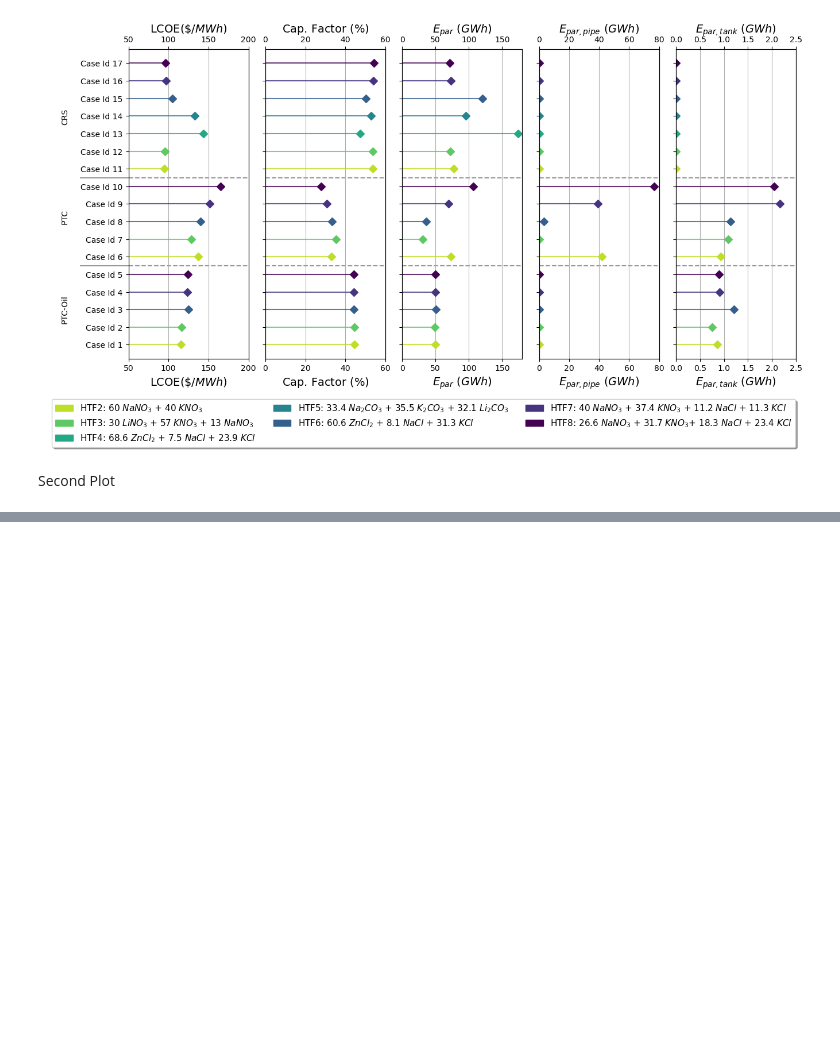
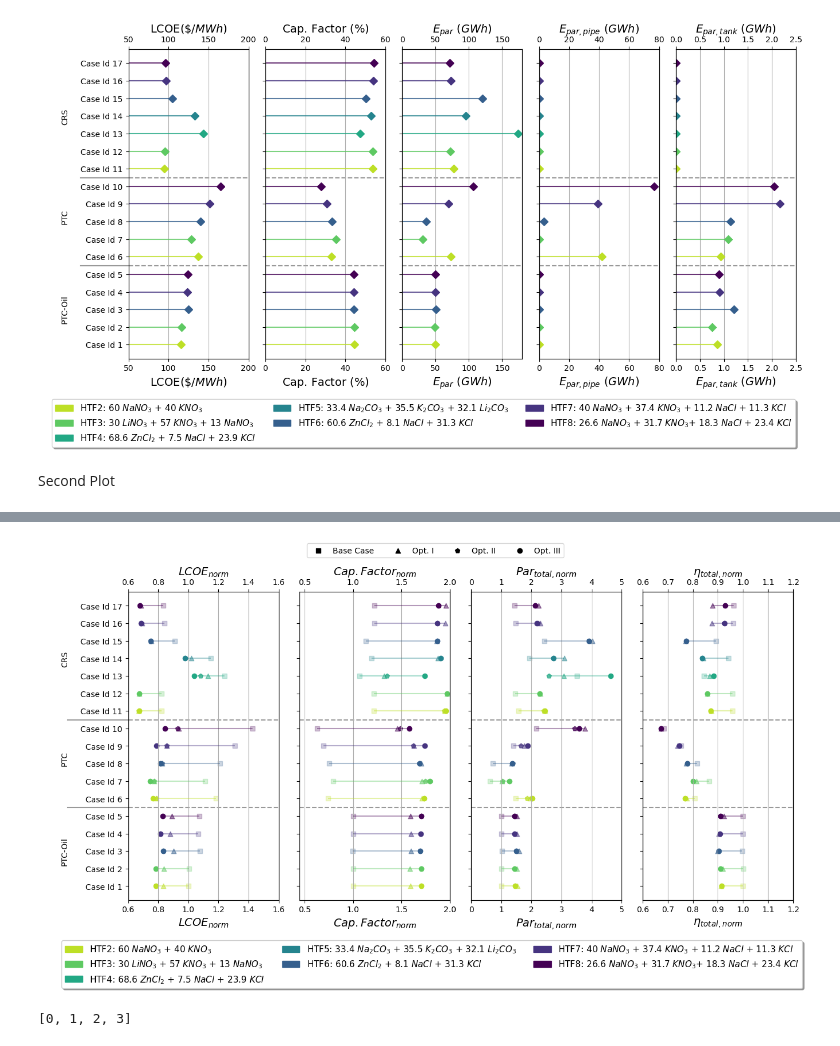
Before and after one commit to J-Cardemil/Dataviz, a Jupyter notebook: Lolipop/Paper_results_Salts_Base.ipynb, the cells around one changed output, grey strips where cells are left out. Cells and saved outputs as stored; diff of their text form; code cells hidden in the pictures; blank space fills up the shorter version.

Commit message:
Salyts_norm

```diff
--- a/Lolipop/Paper_results_Salts_Base.ipynb
+++ b/Lolipop/Paper_results_Salts_Base.ipynb
@@ -197,0 +211,80 @@ plt.show()
+# %%
+axes_3, xlim1_3, xlim2_3, var1_bc_3, var1_o1_3, var1_o2_3, var1_o3_3, var2_3 = ([0,1,2,3],
+                                   [0.6,0.45,0,0.6],
+                                   [1.6,2,5,1.2],
+                                   ['LCOE_bc','CF_bc','Par_bc','eta_n'],
+                                   ['LCOE_o1','CF_o1','Par_o1','eta_n1'],
+                                   ['LCOE_o2','CF_o2','Par_o2','eta_n2'],
+                                   ['LCOE_o3','CF_o3','Par_o3','eta_n2'],
+                                   [r'$LCOE_{norm}$',r'$Cap. Factor_{norm}$',r'$Par_{total,norm}$',r'$\eta_{total,norm}$'])
+# %%
+fig3, ax3 = plt.subplots(nrows=1, ncols=4, sharey=True, figsize=(15,7))
+plt.subplots_adjust(wspace=0.14)
+
+for i in axes_3:
+    plt.axes(ax3[i])
+    ax3[i].set_xlim(xlim1_3[i],xlim2_3[i])
+    for j in my_range:
+        # These two lines are for lollipop
+        plt.hlines(y=my_range[j], xmin=min(df[var1_bc_3[i]][j], df[var1_o1_3[i]][j], df[var1_o2_3[i]][j], df[var1_o3_3[i]][j]), xmax=max(df[var1_bc_3[i]][j], df[var1_o1_3[i]][j], df[var1_o2_3[i]][j], df[var1_o3_3[i]][j]), alpha=0.4,color=c[j])
+        plt.scatter(df[var1_bc_3[i]][j], my_range[j], color=c[j], alpha=0.25, marker="s",  label='Base Case')
+        plt.scatter(df[var1_o1_3[i]][j], my_range[j], color=c[j], alpha=0.5,marker="^" , label='Optimization I')
+        plt.scatter(df[var1_o2_3[i]][j], my_range[j], color=c[j], alpha=0.75,marker="p" , label='Optimization II')
+        plt.scatter(df[var1_o3_3[i]][j], my_range[j], color=c[j], alpha=1,marker="o" , label='Optimization III')
+    plt.xlabel(var2_3[i], fontsize=fs_x)
+    plt.grid(axis='x')
+    plt.xticks(fontsize=fs_t)
+    ax0 = ax3[i].twiny()
+    ax0.set_xlim(ax3[i].get_xlim())
+    plt.xlabel(var2_3[i], fontsize=fs_x)
+    plt.xticks(fontsize=fs_t)
+
+h = 4.5
+delta = 5
+ax3[0].axhline(xmin=-0.4,xmax=0,y=h,c="gray",alpha=0.8,ls='-',zorder=0, clip_on=False)
+ax3[0].axhline(xmin=-0.4,xmax=0,y=h+delta,c="gray",alpha=0.8,ls='-',zorder=0, clip_on=False)
+for i in axes_2:
+    ax3[i].axhline(xmin=0,xmax=1,y=h,c="gray",alpha=0.8,ls='--',zorder=0, clip_on=False)
+    ax3[i].axhline(xmin=0,xmax=1,y=h+delta,c="gray",alpha=0.8,ls='--',zorder=0, clip_on=False)
+
+ax3[0].annotate('CRS',
+            xy=(40, 600),
+            xycoords='figure pixels',
+            horizontalalignment='left',
+            verticalalignment='top',
+            rotation=90)
+ax3[0].annotate('PTC',
+            xy=(40, 425),
+            xycoords='figure pixels',
+            horizontalalignment='left',
+            verticalalignment='top',
+            rotation=90)
+ax3[0].annotate('PTC-Oil',
+            xy=(40, 275),
+            xycoords='figure pixels',
+            horizontalalignment='left',
+            verticalalignment='top',
+            rotation=90)
+
+plt.yticks(my_range, df['Case'])
+
+ax_aux = ax3[3].twiny()
+legend_salt = ax_aux.legend(handles=[S1_p,S2_p,S3_p,S4_p,S5_p,S6_p,S7_p], loc='lower center',
+           bbox_to_anchor=(-1.4, -0.3), fancybox=True, shadow=True, ncol=3, prop={'size': 11})
+
+markers = ['s','^','p','o']
+labels = ['Base Case', 'Opt. I','Opt. II','Opt. III' ]
+for s in range(4):
+    ax_aux.scatter([], [], marker = markers[s] ,color='k', label=labels[s])
+    plt.xticks([])
+leg_opt = ax_aux.legend(scatterpoints=1, frameon=True, labelspacing=1,bbox_to_anchor=(-0.5, 1.17),ncol =4)
+
+ax_aux.add_artist(legend_salt)
+plt.show()
+# %% [output]
+[figure, added]
+# %%
+aux=list(range(4))
+aux
+# %% [output]
+[0, 1, 2, 3]
```
Also changed, not shown: parts of 7 cells of this notebook, 2 other files.
